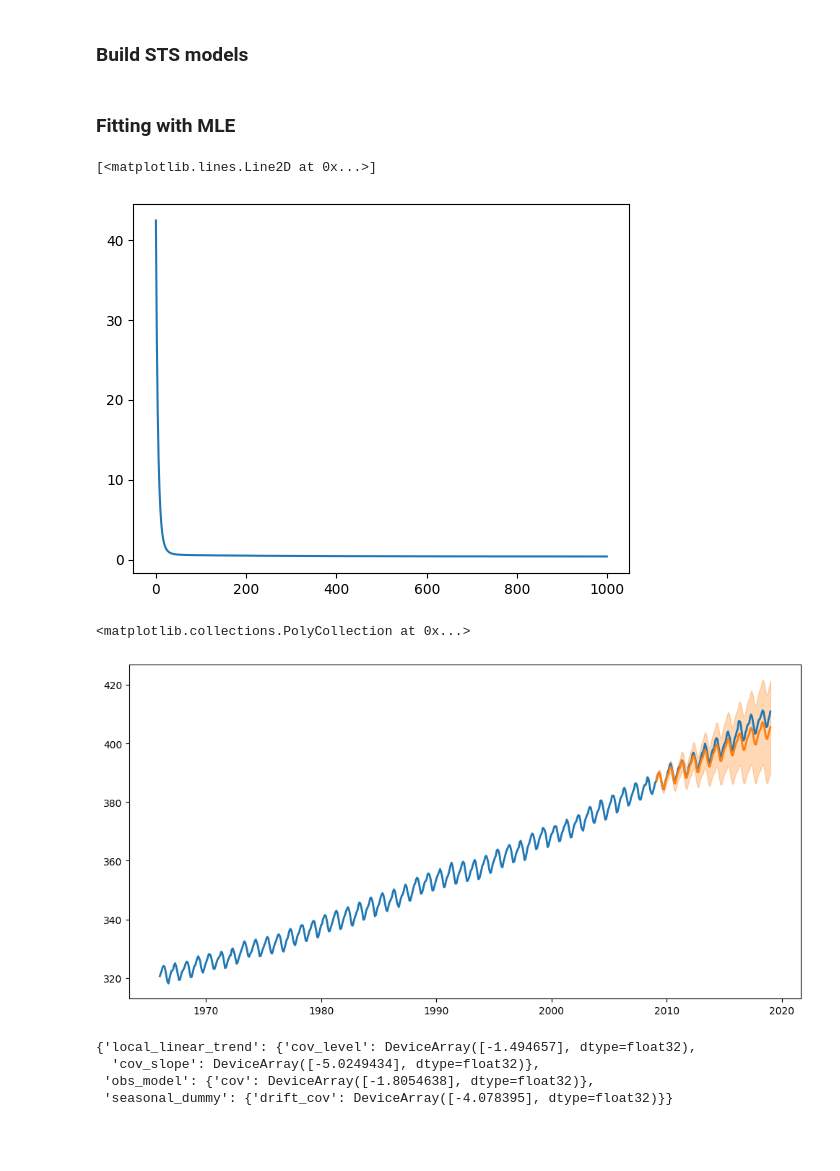
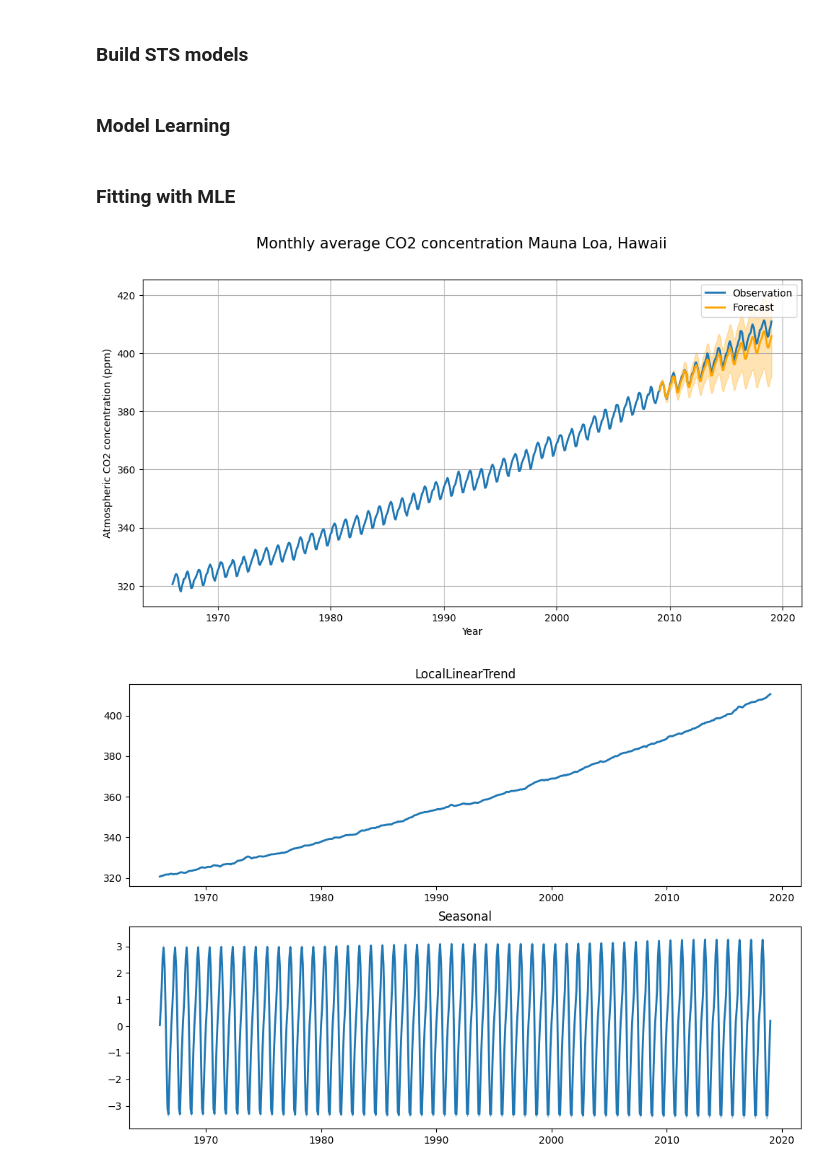
Before and after one commit to xinglong-li/dynamax, a Jupyter notebook: dynamax/structural_time_series/models/sts_co2_demo.ipynb, the cells around one changed output. Saved outputs shown, nothing was run; the diff lists cells and outputs as text; code cells hidden in the pictures; blank space fills up the shorter version.

```diff
--- a/dynamax/structural_time_series/models/sts_co2_demo.ipynb
+++ b/dynamax/structural_time_series/models/sts_co2_demo.ipynb
@@ -96,45 +111,20 @@ seasonal_trig = sts.SeasonalTrig(num_seasons=12)
-# %%
-# The model with the dummy seasonal component
-model_dummy_season = sts.StructuralTimeSeries([trend, seasonal_dummy],
-                                              obs_time_series=co2_by_month_training_data,
-                                              obs_distribution='Gaussian')
-
-# The model with the trigonometric seasonal component
-model_trig_season = sts.StructuralTimeSeries([trend, seasonal_trig],
-                                             obs_time_series=co2_by_month_training_data,
-                                             obs_distribution='Gaussian')
-
-ssd = model_dummy_season.as_ssm()
-sst = model_trig_season.as_ssm()
-
-# Fit the model using HMC
-obs_time_series = co2_by_month_training_data
-key = jr.PRNGKey(0)
-sample_size = 200
-batch_obs = jnp.array([obs_time_series])
+# %% [markdown]
+### Model Learning
+# %%
+# Fit the model using HMC
+observed_time_series = co2_by_month_training_data
+key = jr.PRNGKey(0)
+sample_size = 200
 # %% [markdown]
 ### Fitting with MLE
 # %%
 # Fit the model with dummy seasonal component
-opt_param_dummy, _losses = model_dummy_season.fit_mle(
-    obs_time_series, key=key,  optimizer=optax.adam(1e-1), num_steps=1000)
+opt_param_dummy, _losses = model_dummy_season.fit_mle(observed_time_series, key=key)
 param_dummy_sample = tree_map(lambda x: jnp.array([x]), opt_param_dummy)
-plt.plot(_losses)
+
+# Plot the forecast
+plot_forecast(model_dummy_season, param_dummy_sample, observed_time_series)
+plot_decompose(model_dummy_season, param_dummy_sample)
 # %% [output]
-[<matplotlib.lines.Line2D at 0x...>]
-[figure, old version]
+[figure, new version]
+[figure, added]
-# %%
-means, covs, ts = ssd.forecast(opt_param_dummy, obs_time_series, num_forecast_steps)
-forecast_means = jnp.squeeze(means)
-forecast_scales = jnp.squeeze(jnp.sqrt(covs))
-# Plot the forecast
-fig = plt.figure(figsize=(12, 6))
-ax = fig.add_subplot(1, 1, 1)
-ax.plot(co2_dates, co2_by_month, lw=2, label='Observation')
-ax.plot(co2_dates[-num_forecast_steps:], forecast_means, lw='2', color='C1', label='Forecast')
-ax.fill_between(co2_dates[-num_forecast_steps:],
-                forecast_means - 2*forecast_scales, forecast_means + 2*forecast_scales,
-                color='C1', alpha=0.3)
-# %% [output]
-<matplotlib.collections.PolyCollection at 0x...>
-[figure, removed]
@@ -200,7 +130,0 @@ hmc_initial_state, hmc_kernel, _ = warmup.run(init_key, initial_unc_params)
-# %%
-hmc_initial_state.position
-# %% [output]
-{'local_linear_trend': {'cov_level': DeviceArray([-1.494657], dtype=float32),
-  'cov_slope': DeviceArray([-5.0249434], dtype=float32)},
- 'obs_model': {'cov': DeviceArray([-1.8054638], dtype=float32)},
- 'seasonal_dummy': {'drift_cov': DeviceArray([-4.078395], dtype=float32)}}
```
Also changed, not shown: parts of 19 cells of this notebook.
